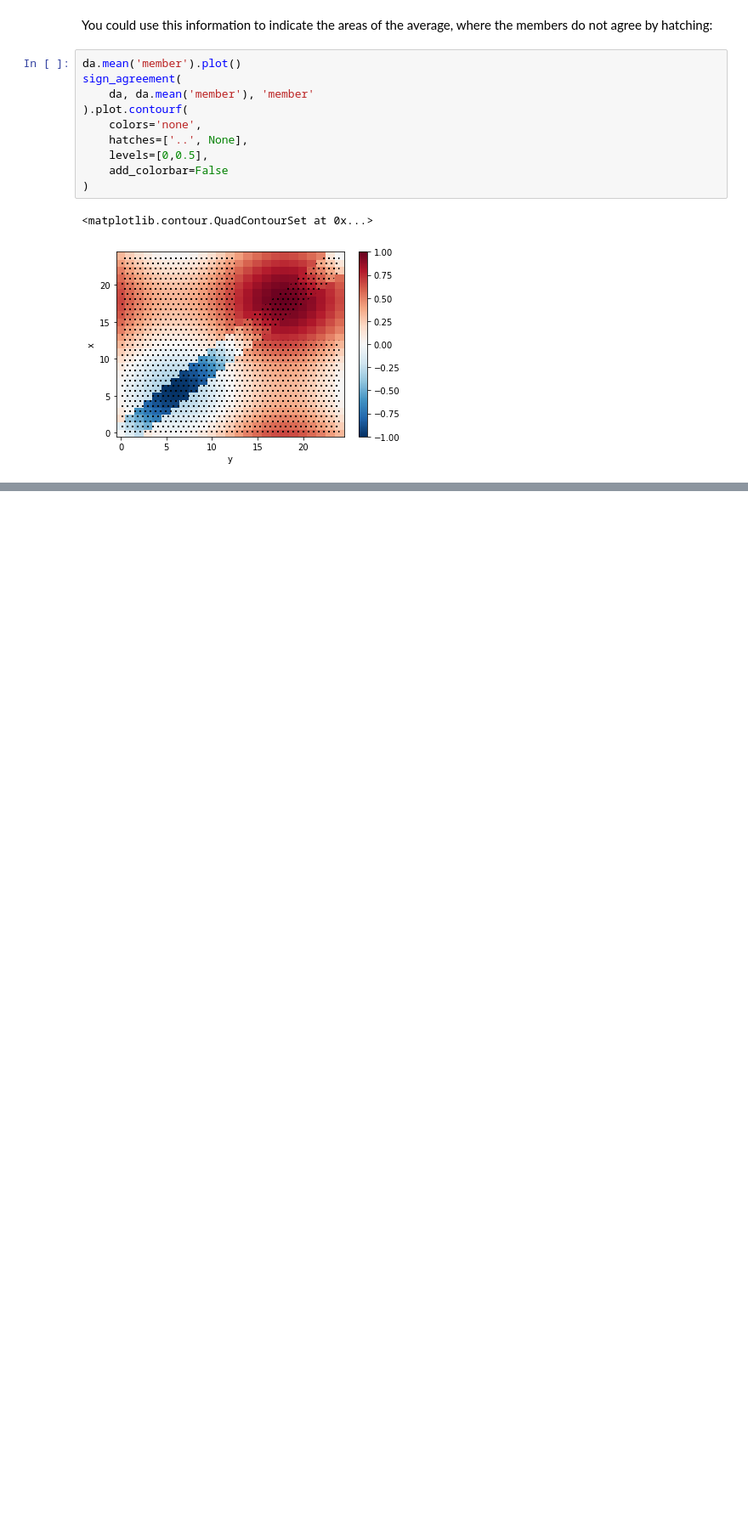
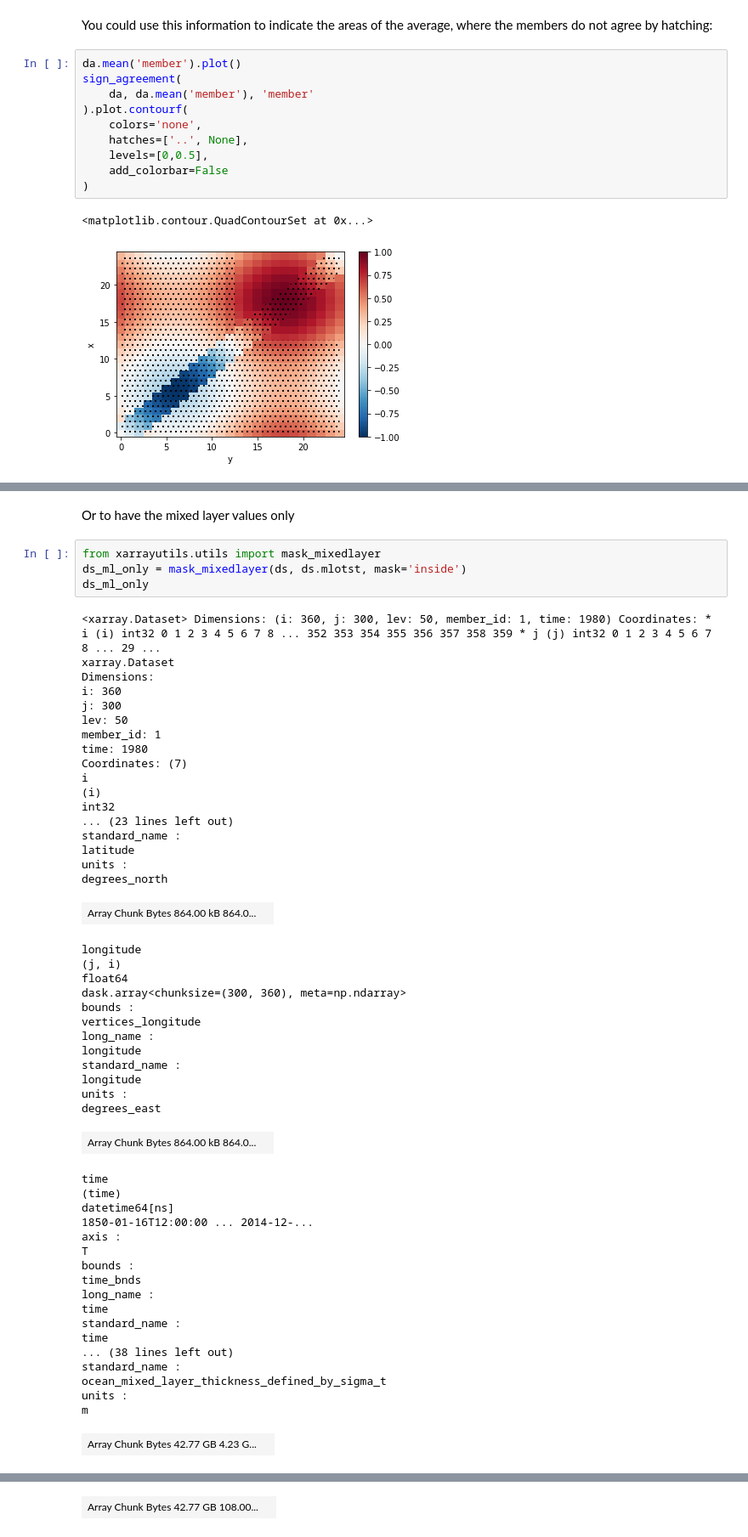
Before and after one commit to jbusecke/xarrayutils, a Jupyter notebook: doc/utils.ipynb, the cells around one changed output, grey strips where cells are left out. Shown at 85% size. Drawn from its saved outputs; the diff is of its cells as text; blank space fills up the shorter version.

```diff
--- a/doc/utils.ipynb
+++ b/doc/utils.ipynb
@@ -141,0 +344,56 @@ sign_agreement(
+# %% [markdown]
+Or to have the mixed layer values only
+# %%
+from xarrayutils.utils import mask_mixedlayer
+ds_ml_only = mask_mixedlayer(ds, ds.mlotst, mask='inside')
+ds_ml_only
+# %% [output]
+<xarray.Dataset> Dimensions: (i: 360, j: 300, lev: 50, member_id: 1, time: 1980) Coordinates: * i (i) int32 0 1 2 3 4 5 6 7 8 ... 352 353 354 355 356 357 358 359 * j (j) int32 0 1 2 3 4 5 6 7 8 ... 29 ...
+xarray.Dataset
+Dimensions:
+i: 360
+j: 300
+lev: 50
+member_id: 1
+time: 1980
+Coordinates: (7)
+i
+(i)
+int32
+... (23 lines left out)
+standard_name :
+latitude
+units :
+degrees_north
+| Array Chunk Bytes 864.00 kB 864.0... |  |
+longitude
+(j, i)
+float64
+dask.array<chunksize=(300, 360), meta=np.ndarray>
+bounds :
+vertices_longitude
+long_name :
+longitude
+standard_name :
+longitude
+units :
+degrees_east
+| Array Chunk Bytes 864.00 kB 864.0... |  |
+time
+(time)
+datetime64[ns]
+1850-01-16T12:00:00 ... 2014-12-...
+axis :
+T
+bounds :
+time_bnds
+long_name :
+time
+standard_name :
+time
+... (38 lines left out)
+standard_name :
+ocean_mixed_layer_thickness_defined_by_sigma_t
+units :
+m
+| Array Chunk Bytes 42.77 GB 4.23 G... |  |
@@ -141,0 +416 @@ sign_agreement(
+| Array Chunk Bytes 42.77 GB 108.00... |  |
```
Also changed, not shown: parts of 8 cells of this notebook, 3 other files.
